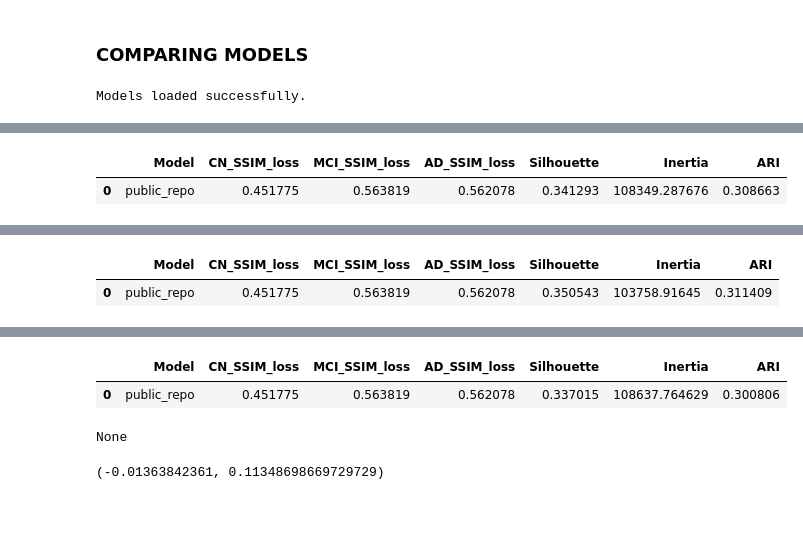
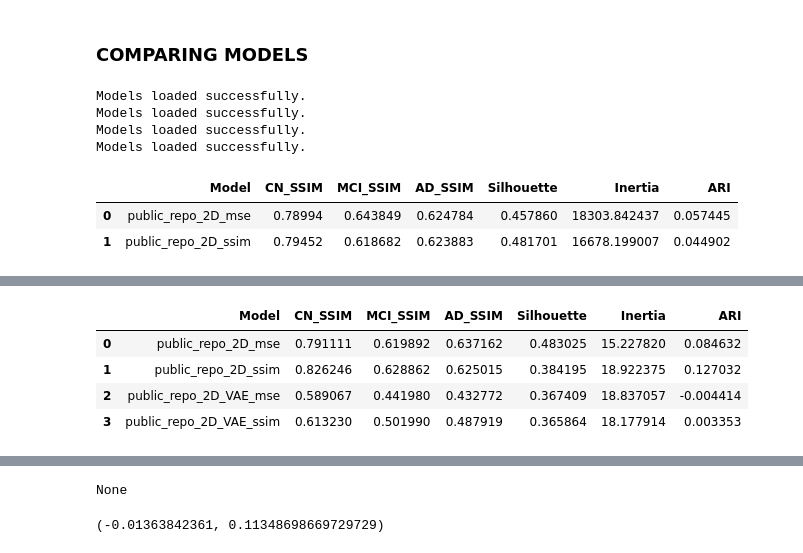
Before and after one commit to Vaakir/unsupervised-deep-learning-bachelor-thesis, a Jupyter notebook: ae_adj_comparisons.ipynb, the cells around one changed output, grey strips where cells are left out. Drawn from its saved outputs; the diff is of its cells as text; code cells hidden in the pictures; blank space fills up the shorter version.

Commit message:
models trained

```diff
--- a/ae_adj_comparisons.ipynb
+++ b/ae_adj_comparisons.ipynb
@@ -51,9 +51,18 @@ groups = {}
 for group in tqdm(["CN","MCI","AD"],"Opening faster"):
     groups[group]=np.load(open(f"Data/D2-{group}-A.npy","br"))
 # %%
-models_list = [AE.open(r"C:\Users\kiran\Documents\_UIS\sem6\BACH\DementiaMRI\AE_ADJ_models\newer_images\public_repo\epoch_9")]
+urls = [ #xd
+    r"C:\Users\kiran\Documents\_UIS\sem6\BACH\DementiaMRI\AE_ADJ_models\newer_images\public_repo_2D_mse\epoch_177",
+    r"C:\Users\kiran\Documents\_UIS\sem6\BACH\DementiaMRI\AE_ADJ_models\newer_images\public_repo_2D_ssim\epoch_142",
+    r"C:\Users\kiran\Documents\_UIS\sem6\BACH\DementiaMRI\AE_ADJ_models\newer_images\public_repo_2D_VAE_mse\epoch_168",
+    r"C:\Users\kiran\Documents\_UIS\sem6\BACH\DementiaMRI\AE_ADJ_models\newer_images\public_repo_2D_VAE_ssim\epoch_228"
+]
+models_list = [AE.open(u) for u in urls]
 # %% [output]
 Models loaded successfully.
+Models loaded successfully.
+Models loaded successfully.
+Models loaded successfully.
 # %%
 def find_clusters(data, n_clusters=3):
     """
@@ -126,7 +135,7 @@ def compare_models(models_list, groups, reconstruction_metrics, clustering_metri
 
             for recon_metric in reconstruction_metrics:
                 metric_name = f"{label}_{recon_metric.__name__}"
-                metric_value = recon_metric(image, recon).numpy()
+                metric_value = recon_metric(image, recon) #.numpy()
                 model_result[metric_name] = metric_value
                 print(f"Reconstruction metric computed: {metric_name}")
 
@@ -182,13 +191,20 @@ def compare_models(models_list, groups, reconstruction_metrics, clustering_metri
         # metric_results.append(model_result)
 
     return pd.DataFrame(metric_results)
+# %%
+combined_df = pd.concat(results, ignore_index=True)
+combined_df
+# %% [output]
+|  | Model | CN_SSIM | MCI_SSIM | AD_SSIM | Silhouette | Inertia | ARI |
+| 0 | public_repo_2D_mse | 0.78994 | 0.643849 | 0.624784 | 0.457860 | 18303.842437 | 0.057445 |
+| 1 | public_repo_2D_ssim | 0.79452 | 0.618682 | 0.623883 | 0.481701 | 16678.199007 | 0.044902 |
 # %%
 results = []
-for i in range(3):
+for i in range(1):
 
     result = compare_models(
-        models_list, groups,
-        reconstruction_metrics=[SSIM_loss],
+        models_list, g,
+        reconstruction_metrics=[SSIM],
         clustering_metrics=[Silhouette, Inertia, ARI],
         n_runs = 20,
     )
@@ -214,2 +266,5 @@ Reconstruction metric computed: AD_SSIM_loss
-|  | Model | CN_SSIM_loss | MCI_SSIM_loss | AD_SSIM_loss | Silhouette | Inertia | ARI |
-| 0 | public_repo | 0.451775 | 0.563819 | 0.562078 | 0.341293 | 108349.287676 | 0.308663 |
+|  | Model | CN_SSIM | MCI_SSIM | AD_SSIM | Silhouette | Inertia | ARI |
+| 0 | public_repo_2D_mse | 0.791111 | 0.619892 | 0.637162 | 0.483025 | 15.227820 | 0.084632 |
+| 1 | public_repo_2D_ssim | 0.826246 | 0.628862 | 0.625015 | 0.384195 | 18.922375 | 0.127032 |
+| 2 | public_repo_2D_VAE_mse | 0.589067 | 0.441980 | 0.432772 | 0.367409 | 18.837057 | -0.004414 |
+| 3 | public_repo_2D_VAE_ssim | 0.613230 | 0.501990 | 0.487919 | 0.365864 | 18.177914 | 0.003353 |
@@ -233,2 +270,0 @@ Reconstruction metric computed: AD_SSIM_loss
-|  | Model | CN_SSIM_loss | MCI_SSIM_loss | AD_SSIM_loss | Silhouette | Inertia | ARI |
-| 0 | public_repo | 0.451775 | 0.563819 | 0.562078 | 0.350543 | 103758.91645 | 0.311409 |
@@ -252,6 +271,4 @@ Reconstruction metric computed: AD_SSIM_loss
-|  | Model | CN_SSIM_loss | MCI_SSIM_loss | AD_SSIM_loss | Silhouette | Inertia | ARI |
-| 0 | public_repo | 0.451775 | 0.563819 | 0.562078 | 0.337015 | 108637.764629 | 0.300806 |
-None
+None
 # %%
 c = np.array([-0.0006219732, -0.018714163, -0.042449962, 0.014990389, -0.092653364, -0.06656094, 0.18586925, -0.02196336, -0.16834322, -0.033102065, 0.07216455, 0.019028865, 0.09040255, -0.025142442, -0.0655456, -0.06343138, -0.18597804, -0.19844708, 0.28852838, 0.039201133])
 c.mean(), c.std()
```
Also changed, not shown: parts of 4 cells of this notebook, 38 other files.
